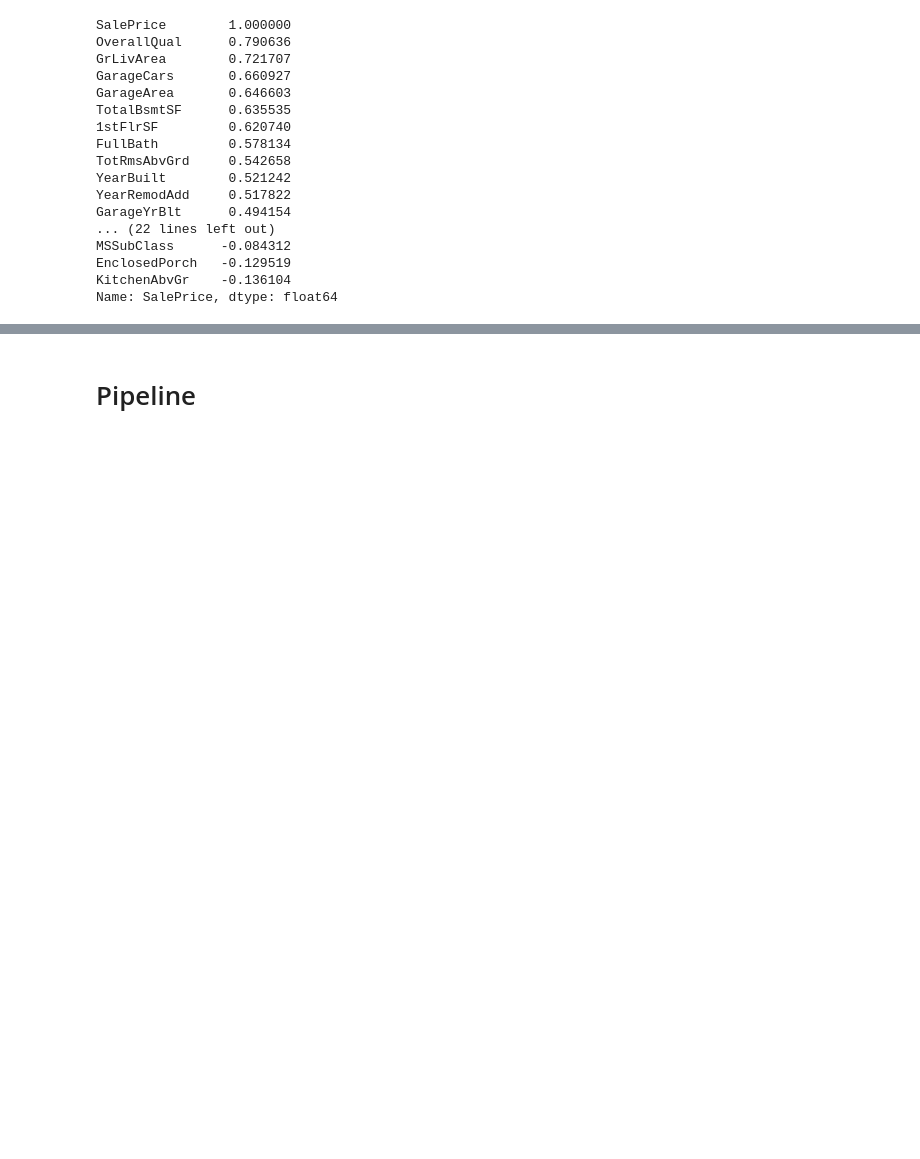
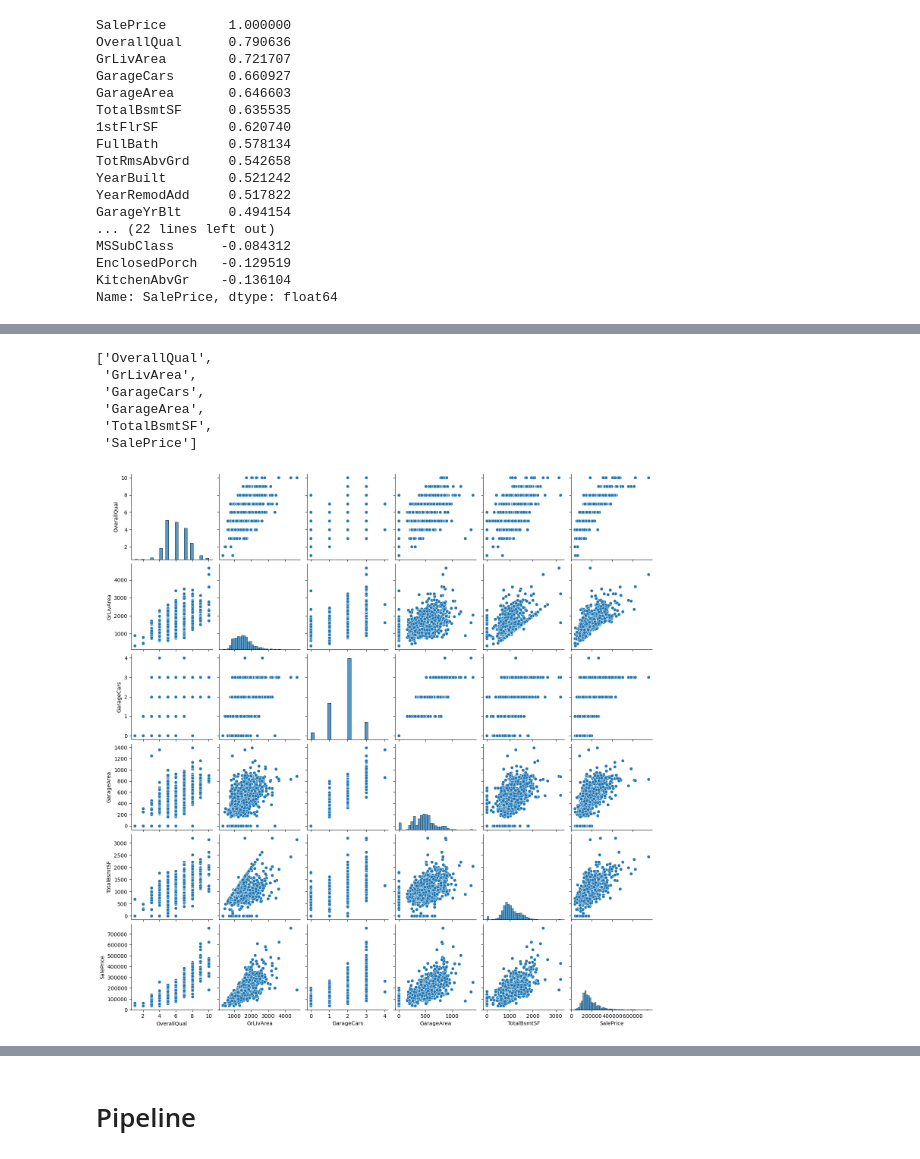
Before and after one commit to angelocandari/kag-house-price, a Jupyter notebook: house-prices.ipynb, the cells around one changed output, grey strips where cells are left out. Saved outputs shown, nothing was run; the diff lists cells and outputs as text; code cells hidden in the pictures; blank space fills up the shorter version.

Commit message:
Kaggle Notebook | House Prices | Version 11

```diff
--- a/house-prices.ipynb
+++ b/house-prices.ipynb
@@ -86,0 +74,3 @@ dtype: int64
+# %%
+corr_top = corr[target].sort_values(ascending=False)
+corr_top
@@ -86,0 +95,16 @@ dtype: int64
+# %%
+ctop = corr_top[:5].index.to_list()
+ctop.append(target)
+# %%
+ctop
+# %% [output]
+['OverallQual',
+ 'GrLivArea',
+ 'GarageCars',
+ 'GarageArea',
+ 'TotalBsmtSF',
+ 'SalePrice']
+# %%
+sns.pairplot(train[ctop]);
+# %% [output]
+[figure, added]
```
Also changed, not shown: parts of 21 cells of this notebook.
